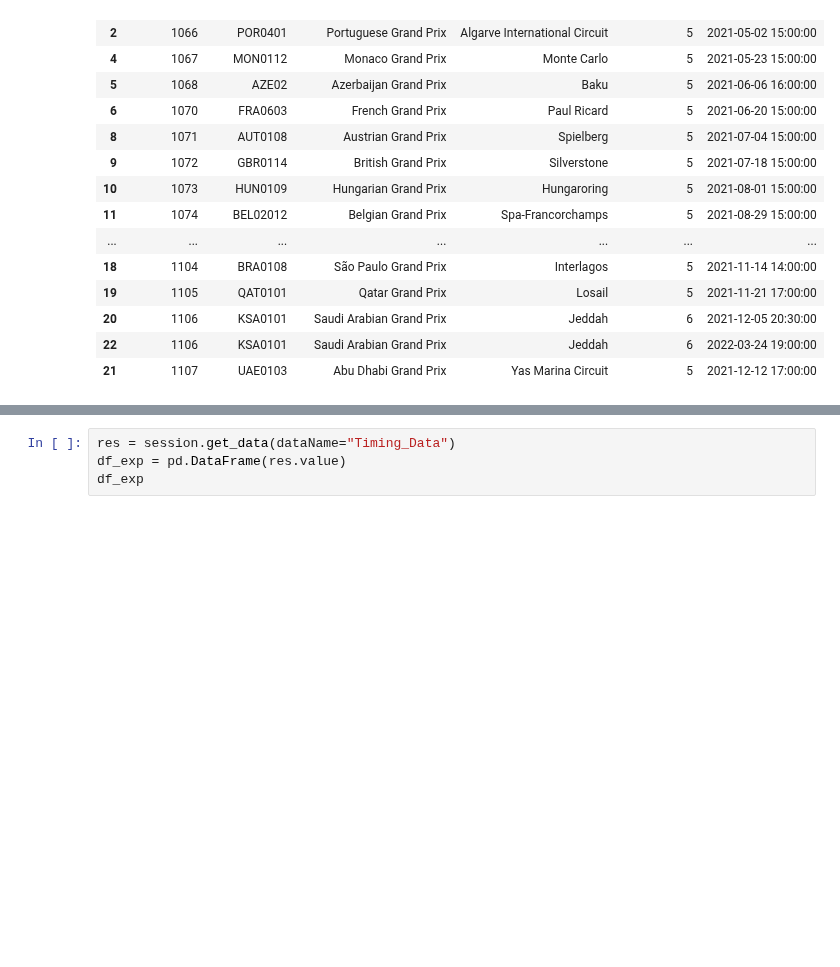
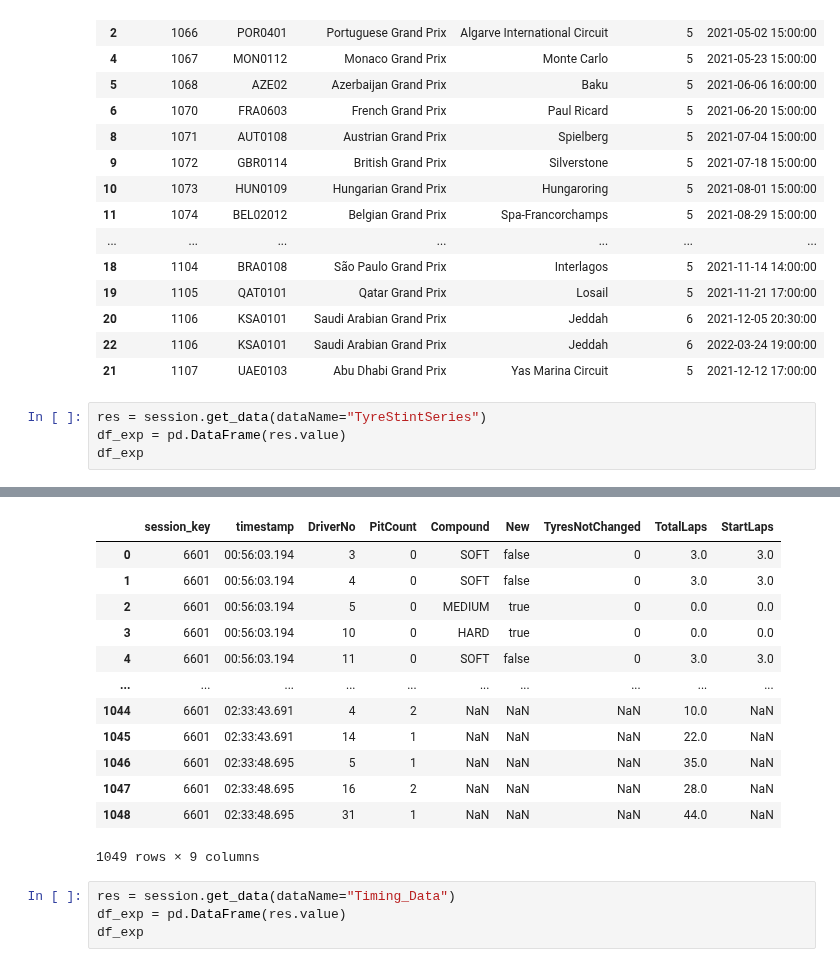
Before and after one commit to GoktugOcal/LiveF1, a Jupyter notebook: test_timing.ipynb, the cells around one changed output, grey strips where cells are left out. Cells and saved outputs as stored; diff of their text form; blank space fills up the shorter version.

```diff
--- a/test_timing.ipynb
+++ b/test_timing.ipynb
@@ -41,3 +41,8 @@ season.meetings_table.sort_values("Meeting Key")
 | 20 | 1106 | KSA0101 | Saudi Arabian Grand Prix | Jeddah | 6 | 2021-12-05 20:30:00 |
 | 22 | 1106 | KSA0101 | Saudi Arabian Grand Prix | Jeddah | 6 | 2022-03-24 19:00:00 |
 | 21 | 1107 | UAE0103 | Abu Dhabi Grand Prix | Yas Marina Circuit | 5 | 2021-12-12 17:00:00 |
+# %%
+res = session.get_data(dataName="TyreStintSeries")
+df_exp = pd.DataFrame(res.value)
+df_exp
+# %% [output]
@@ -44,3 +54,16 @@ season.meetings_table.sort_values("Meeting Key")
+|  | session_key | timestamp | DriverNo | PitCount | Compound | New | TyresNotChanged | TotalLaps | StartLaps |
+| 0 | 6601 | 00:56:03.194 | 3 | 0 | SOFT | false | 0 | 3.0 | 3.0 |
+| 1 | 6601 | 00:56:03.194 | 4 | 0 | SOFT | false | 0 | 3.0 | 3.0 |
+| 2 | 6601 | 00:56:03.194 | 5 | 0 | MEDIUM | true | 0 | 0.0 | 0.0 |
+| 3 | 6601 | 00:56:03.194 | 10 | 0 | HARD | true | 0 | 0.0 | 0.0 |
+| 4 | 6601 | 00:56:03.194 | 11 | 0 | SOFT | false | 0 | 3.0 | 3.0 |
+| ... | ... | ... | ... | ... | ... | ... | ... | ... | ... |
+| 1044 | 6601 | 02:33:43.691 | 4 | 2 | NaN | NaN | NaN | 10.0 | NaN |
+| 1045 | 6601 | 02:33:43.691 | 14 | 1 | NaN | NaN | NaN | 22.0 | NaN |
+| 1046 | 6601 | 02:33:48.695 | 5 | 1 | NaN | NaN | NaN | 35.0 | NaN |
+| 1047 | 6601 | 02:33:48.695 | 16 | 2 | NaN | NaN | NaN | 28.0 | NaN |
+| 1048 | 6601 | 02:33:48.695 | 31 | 1 | NaN | NaN | NaN | 44.0 | NaN |
+1049 rows × 9 columns
 # %%
 res = session.get_data(dataName="Timing_Data")
 df_exp = pd.DataFrame(res.value)
```
Also changed, not shown: parts of 2 cells of this notebook, 6 other files.
